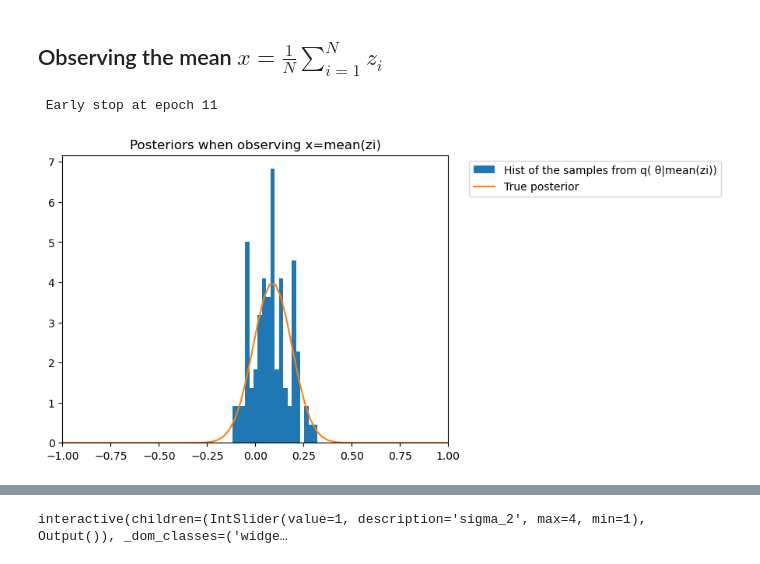
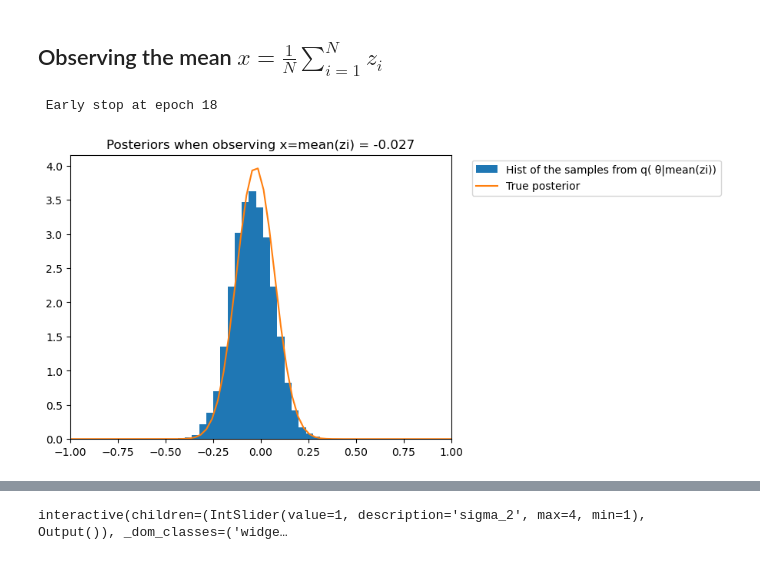
Before and after one commit to MouzaouiMatthieu/PFE, a Jupyter notebook: Model.ipynb, the cells around one changed output, grey strips where cells are left out. Saved outputs shown, nothing was run; the diff lists cells and outputs as text; code cells hidden in the pictures.

```diff
--- a/Model.ipynb
+++ b/Model.ipynb
@@ -41,0 +44,4 @@ plt.show()
+# %%
+mu = (z1 +z2) /(2+1/25)
+var = (2+1/25)**(-1)
+mu
@@ -66,9 +101,10 @@ x = np.mean(zi)
 
 
 def posterior_x_N(theta,x):
+    """Posterior when observing x= mean(z1, z2... ,zn)"""
     def impropoer_posterior_x_N(theta, x=x):
         likelihood_part = -N*np.square(theta -x)/2
-        prior_part = -np.square(theta)/25
+        prior_part = -np.square(theta)/50
         return np.exp(likelihood_part)*np.exp(prior_part)
     z_x_n, eps = integrate.quad(impropoer_posterior_x_N,-15, 15)
     return impropoer_posterior_x_N(theta,x)/z_x_n
@@ -78,6 +114,7 @@ def posterior_x_N(theta,x):
 eval_post_x_n = [posterior_x_N(theta, x) for theta in theta_grid]
 fig = plt.figure()
 plt.plot(theta_grid, eval_post_x_n)
-plt.xlim(left=-5,right=5)
+plt.title(f"Posterior when observing x =  {x:.3f}")
+plt.xlim(left=-3,right=3)
 plt.show()
 # %% [output]
@@ -258,15 +350,12 @@ from lampe.data import JointLoader
 # %% [markdown]
 ## Observing the mean $ x = \frac{1}{N} \sum_{i=1}^{N}{z_i}$
 # %%
-M = 20_000 #TODO A changer + tard
+
 
 def build_nsf(features, context):
     """Callable to instanciate the NPE with NSFs"""
     return zuko.flows.NSF(features, context, bins=10, transforms=5)
 
-def simulator_lampe(theta):
-    sample = torch.distributions.Normal(theta, 1).sample((100,))
-    return sample.mean()
 def train_flow(flow, loss, theta, x, theta_test, x_test):
 
     optimizer = torch.optim.Adam(flow.parameters(), lr=5e-3)
@@ -279,7 +368,7 @@ def train_flow(flow, loss, theta, x, theta_test, x_test):
 
     nsf.train()
 
-    with tqdm(range(50), unit='epoch') as tq:
+    with tqdm(range(50), unit='epoch', leave=False, desc="Training NPE") as tq:
         for epoch in tq:
             flow.train()
             for theta_batch, x_batch in loader:
@@ -294,8 +383,8 @@ def train_flow(flow, loss, theta, x, theta_test, x_test):
                 loss_test = loss(theta_test, x_test)
                 min_loss_list.append(loss_test)
                 if len(min_loss_list) - np.argmin(min_loss_list) > 5: #No improvement in loss(test) for the last 5 iterations
-                    print(f" Early stop at epoch {epoch}")
-                    tq.clear()
+                    #Early stop
+                    tq.container.close()
                     break
             tq.set_postfix(loss=loss_test.item())
     flow.eval()
@@ -305,24 +394,24 @@ nsf = lampe.inference.NPE(theta_dim = 1, x_dim=1, build=build_nsf)
 loss = lampe.inference.NPELoss(nsf)
 theta = prior.sample((M, ))
 theta_test = prior.sample((M//10, ))
-x = torch.stack([gaussian(theta_i,1,["mean"]) for theta_i in theta])
-x_test = torch.stack([gaussian(theta_i,1,["mean"]) for theta_i in theta_test])
+x = torch.stack([generate_data(theta_i)["mean"]["x"] for theta_i in theta])
+x_test = torch.stack([generate_data(theta_i)["mean"]["x"] for theta_i in theta_test])
 nsf = train_flow(nsf,loss,theta,x, theta_test, x_test)
 # %% [output]
- Early stop at epoch 11
+ Early stop at epoch 18
 # %%
-x_star = gaussian(theta_true,1,["mean"]) #Suppose we observe one x=mean(sample) where sample~N(θ|1)
+x_star = generate_data(theta_true,1)["mean"]["x"] #Suppose we observe one x=mean(sample) where sample~N(θ|1)
 nsf.eval()
 with torch.no_grad():
-    samples = nsf.sample(x_star, (N,))
+    samples = nsf.sample(x_star, (10_000,))
 # %%
-plt.hist(samples.numpy(), density=True, bins=20, label="Hist of the samples from q( θ|mean(zi))")
-eval_post_summaries = [posterior_x_N(theta, x_star.numpy()) for theta in theta_grid]
-plt.plot(theta_grid, eval_post_summaries, label="True posterior")
+plt.hist(samples.numpy(), density=True, bins=200, label="Hist of the samples from q( θ|mean(zi))")
+true_post_summaries = [posterior_x_N(theta, x_star.numpy()) for theta in theta_grid]
+plt.plot(theta_grid, true_post_summaries, label="True posterior")
 plt.xlim(left=-1,right=1)
 plt.legend(bbox_to_anchor=(1.04, 1), loc="upper left")
-plt.title("Posteriors when observing x=mean(zi)")
+plt.title(f"Posteriors when observing x=mean(zi) = {x_star.item():.3f}")
 plt.show()
 # %% [output]
-[figure, old version]
+[figure, new version]
 # %% [markdown]
```
Also changed, not shown: parts of 38 cells of this notebook.
